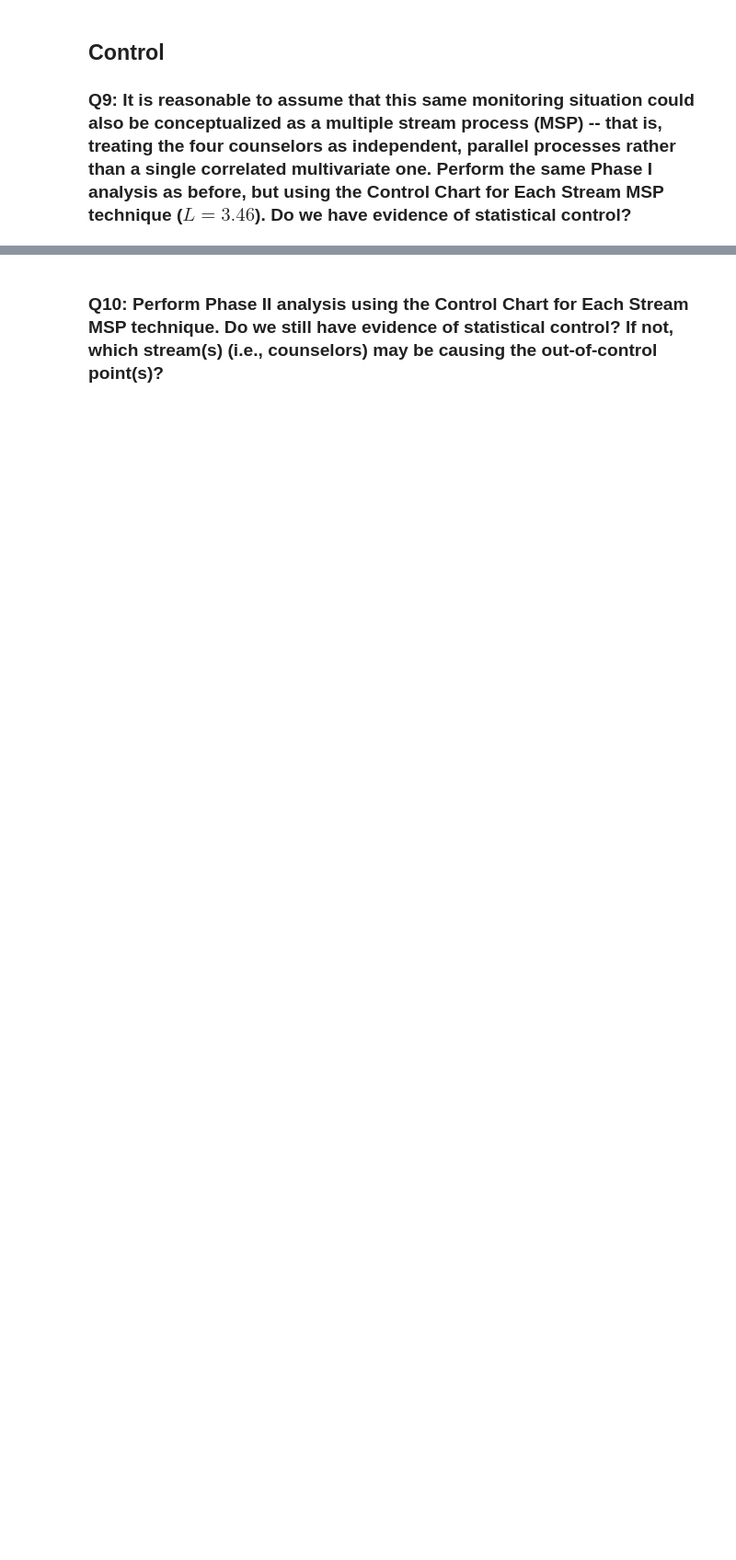
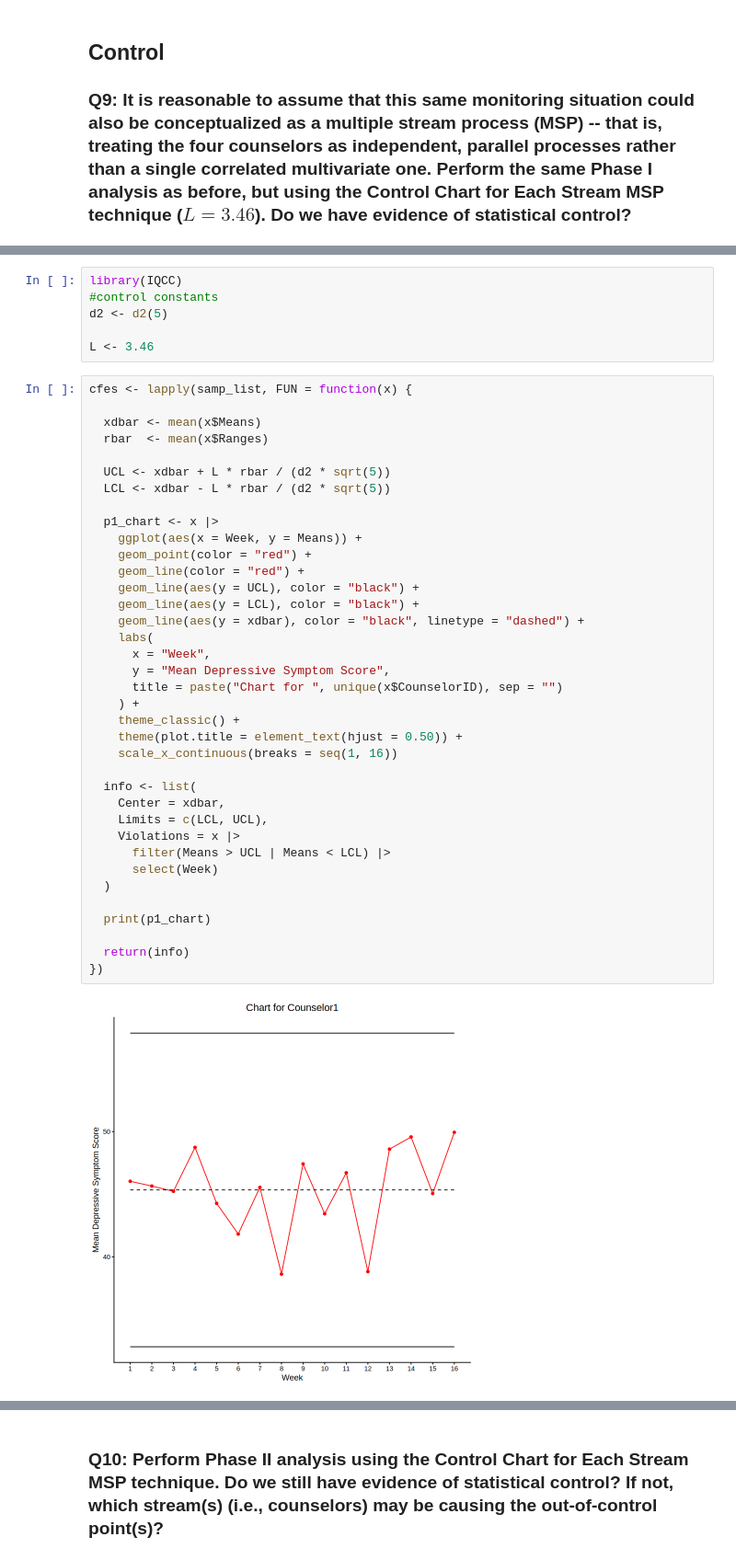
Before and after one commit to tchoud227/STAT-7110-Quality-Control, a Jupyter notebook: Assignments/HW4/STAT-7110-HW4.ipynb, the cells around one changed output, grey strips where cells are left out. Shown at 92% size. Drawn from its saved outputs; the diff is of its cells as text; blank space fills up the shorter version.

```diff
--- a/Assignments/HW4/STAT-7110-HW4.ipynb
+++ b/Assignments/HW4/STAT-7110-HW4.ipynb
@@ -262,0 +292,45 @@ counselor 3 is statistically out of control while couselors 1, 2, & 4 are behavi
+# %%
+library(IQCC)
+#control constants
+d2 <- d2(5)
+
+L <- 3.46
+# %%
+cfes <- lapply(samp_list, FUN = function(x) {
+
+  xdbar <- mean(x$Means)
+  rbar  <- mean(x$Ranges)
+
+  UCL <- xdbar + L * rbar / (d2 * sqrt(5))
+  LCL <- xdbar - L * rbar / (d2 * sqrt(5))
+
+  p1_chart <- x |>
+    ggplot(aes(x = Week, y = Means)) +
+    geom_point(color = "red") +
+    geom_line(color = "red") +
+    geom_line(aes(y = UCL), color = "black") +
+    geom_line(aes(y = LCL), color = "black") +
+    geom_line(aes(y = xdbar), color = "black", linetype = "dashed") +
+    labs(
+      x = "Week",
+      y = "Mean Depressive Symptom Score",
+      title = paste("Chart for ", unique(x$CounselorID), sep = "")
+    ) +
+    theme_classic() +
+    theme(plot.title = element_text(hjust = 0.50)) +
+    scale_x_continuous(breaks = seq(1, 16))
+
+  info <- list(
+    Center = xdbar,
+    Limits = c(LCL, UCL),
+    Violations = x |>
+      filter(Means > UCL | Means < LCL) |>
+      select(Week)
+  )
+
+  print(p1_chart)
+
+  return(info)
+})
+# %% [output]
+[figure, added]
```
Also changed, not shown: parts of 13 cells of this notebook.
